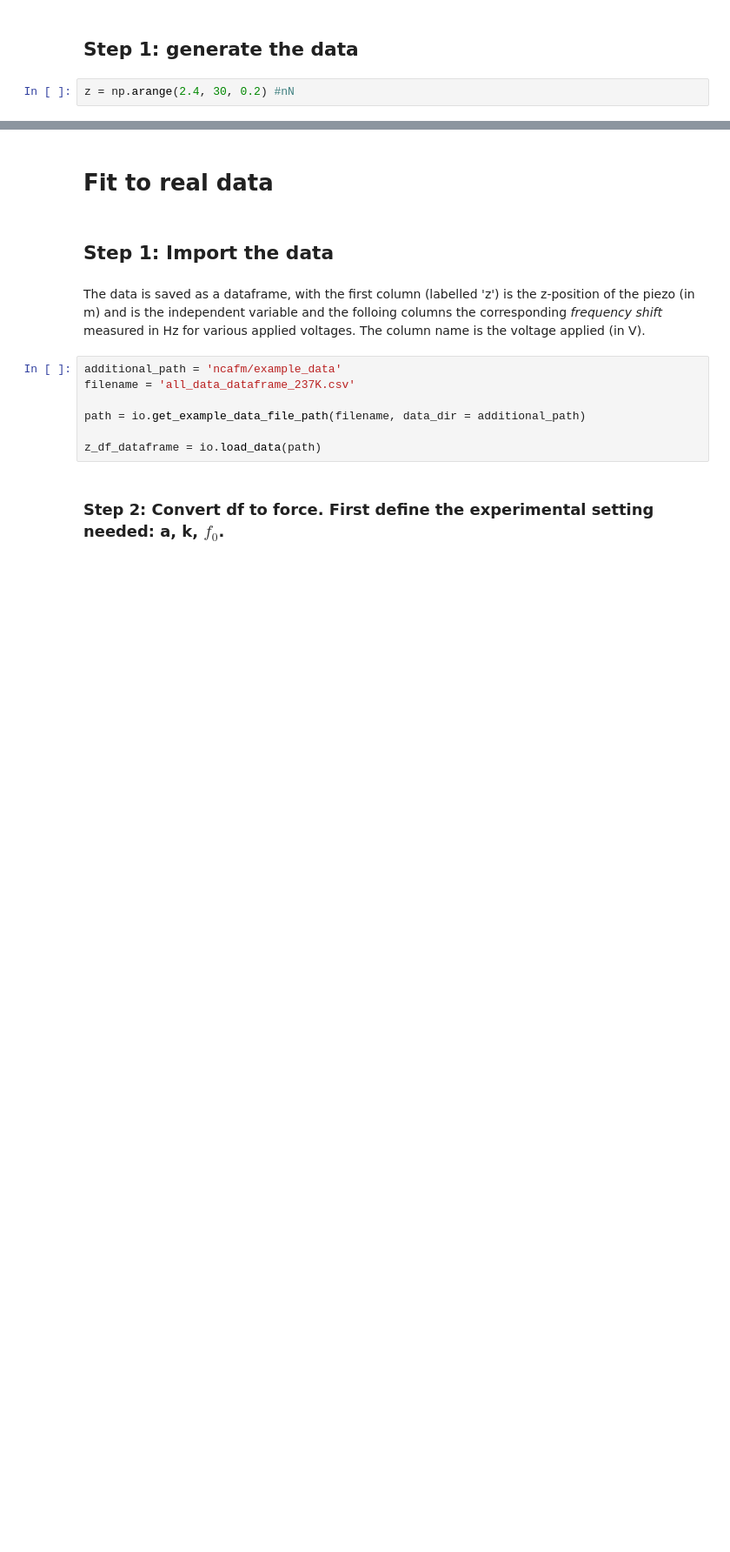
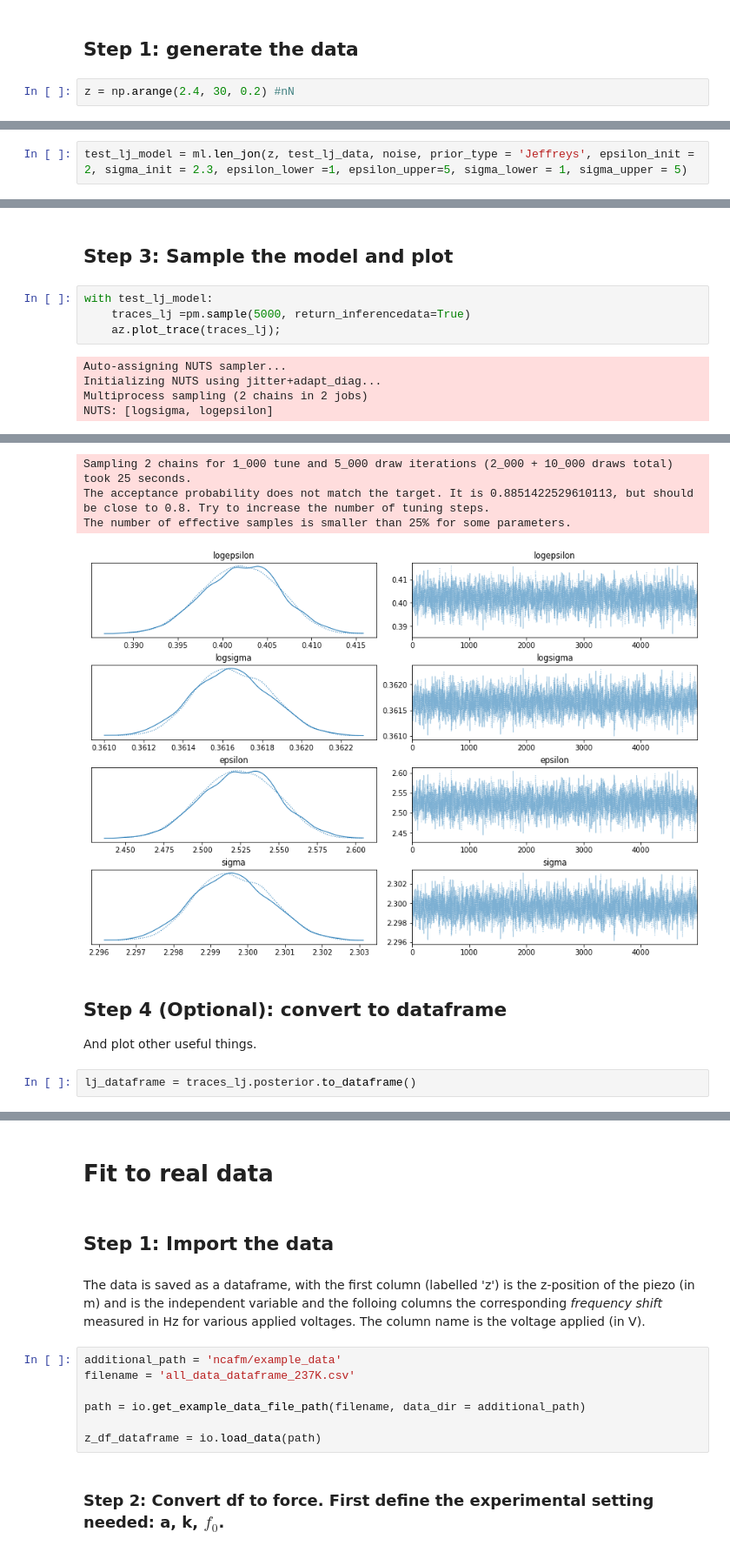
Before and after one commit to phys201/nc_AFM, a Jupyter notebook: documentation.ipynb, the cells around one changed output, grey strips where cells are left out. Shown at 87% size. Cells and saved outputs as stored; diff of their text form; blank space fills up the shorter version.

```diff
--- a/documentation.ipynb
+++ b/documentation.ipynb
@@ -362,0 +382,2 @@ noise = 0.1 #nN
+# %%
+test_lj_model = ml.len_jon(z, test_lj_data, noise, prior_type = 'Jeffreys', epsilon_init = 2, sigma_init = 2.3, epsilon_lower =1, epsilon_upper=5, sigma_lower = 1, sigma_upper = 5)
@@ -362,0 +399,11 @@ noise = 0.1 #nN
+# %% [markdown]
+## Step 3: Sample the model and plot
+# %%
+with test_lj_model:
+    traces_lj =pm.sample(5000, return_inferencedata=True)
+    az.plot_trace(traces_lj);
+# %% [output]
+Auto-assigning NUTS sampler...
+Initializing NUTS using jitter+adapt_diag...
+Multiprocess sampling (2 chains in 2 jobs)
+NUTS: [logsigma, logepsilon]
@@ -362,0 +411,10 @@ noise = 0.1 #nN
+Sampling 2 chains for 1_000 tune and 5_000 draw iterations (2_000 + 10_000 draws total) took 25 seconds.
+The acceptance probability does not match the target. It is 0.8851422529610113, but should be close to 0.8. Try to increase the number of tuning steps.
+The number of effective samples is smaller than 25% for some parameters.
+[figure, added]
+# %% [markdown]
+## Step 4 (Optional): convert to dataframe
+
+And plot other useful things.
+# %%
+lj_dataframe = traces_lj.posterior.to_dataframe()
```
Also changed, not shown: parts of 12 cells of this notebook, 1 other file.
